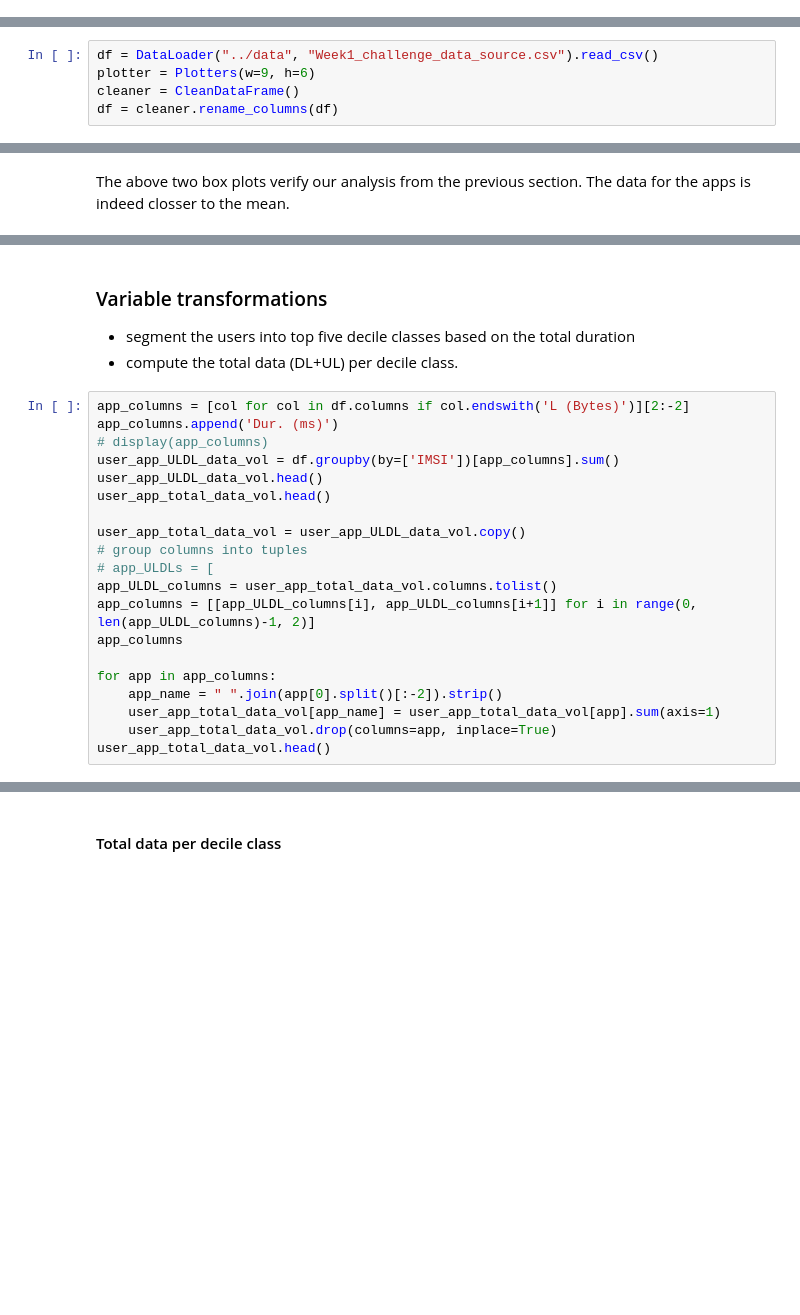
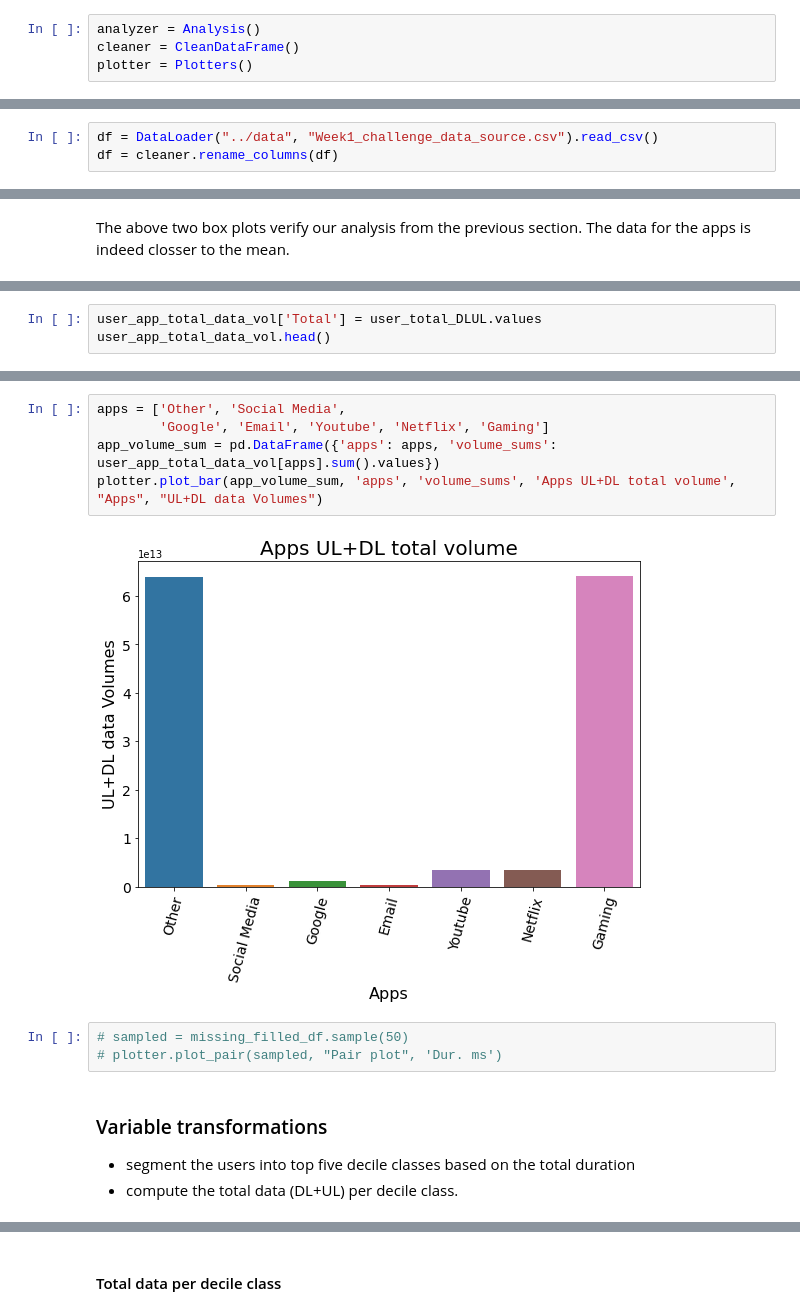
Before and after one commit to Hen0k/TellCo-user-analysis, a Jupyter notebook: notebooks/1-User-Overview-Analysis.ipynb, the cells around one changed output, grey strips where cells are left out. Drawn from its saved outputs; the diff is of its cells as text; blank space fills up the shorter version.

Commit message:
impl: add bivariate plots

```diff
--- a/notebooks/1-User-Overview-Analysis.ipynb
+++ b/notebooks/1-User-Overview-Analysis.ipynb
@@ -37,12 +37,14 @@ pd.set_option('display.max_columns', None)
 pd.set_option('display.max_colwidth', None)
 pd.set_option("expand_frame_repr", False)
 pd.set_option('display.float_format', '{:.2f}'.format)
+# %%
+analyzer = Analysis()
+cleaner = CleanDataFrame()
+plotter = Plotters()
 # %% [markdown]
 # load data
 # %%
 df = DataLoader("../data", "Week1_challenge_data_source.csv").read_csv()
-plotter = Plotters(w=9, h=6)
-cleaner = CleanDataFrame()
 df = cleaner.rename_columns(df)
 # %% [markdown]
 # Top 10 handsets used by customers
@@ -345,0 +365,3 @@ plot_scatter(clean_df, "HTTP UL (Bytes)", "HTTP DL (Bytes)", "Total UL vs Total
+# %%
+user_app_total_data_vol['Total'] = user_total_DLUL.values
+user_app_total_data_vol.head()
@@ -346,24 +376,14 @@ plot_scatter(clean_df, "HTTP UL (Bytes)", "HTTP DL (Bytes)", "Total UL vs Total
+# %%
+apps = ['Other', 'Social Media',
+        'Google', 'Email', 'Youtube', 'Netflix', 'Gaming']
+app_volume_sum = pd.DataFrame({'apps': apps, 'volume_sums': user_app_total_data_vol[apps].sum().values})
+plotter.plot_bar(app_volume_sum, 'apps', 'volume_sums', 'Apps UL+DL total volume', "Apps", "UL+DL data Volumes")
+# %% [output]
+[figure, added]
+# %%
+# sampled = missing_filled_df.sample(50)
+# plotter.plot_pair(sampled, "Pair plot", 'Dur. ms')
 # %% [markdown]
 ### Variable transformations
 - segment the users into top five decile classes based on the total duration
 - compute the total data (DL+UL) per decile class.
-# %%
-app_columns = [col for col in df.columns if col.endswith('L (Bytes)')][2:-2]
-app_columns.append('Dur. (ms)')
-# display(app_columns)
-user_app_ULDL_data_vol = df.groupby(by=['IMSI'])[app_columns].sum()
-user_app_ULDL_data_vol.head()
-user_app_total_data_vol.head()
-
-user_app_total_data_vol = user_app_ULDL_data_vol.copy()
-# group columns into tuples
-# app_ULDLs = [
-app_ULDL_columns = user_app_total_data_vol.columns.tolist()
-app_columns = [[app_ULDL_columns[i], app_ULDL_columns[i+1]] for i in range(0, len(app_ULDL_columns)-1, 2)]
-app_columns
-
-for app in app_columns:
-    app_name = " ".join(app[0].split()[:-2]).strip()
-    user_app_total_data_vol[app_name] = user_app_total_data_vol[app].sum(axis=1)
-    user_app_total_data_vol.drop(columns=app, inplace=True)
-user_app_total_data_vol.head()
```
Also changed, not shown: parts of 21 cells of this notebook.
